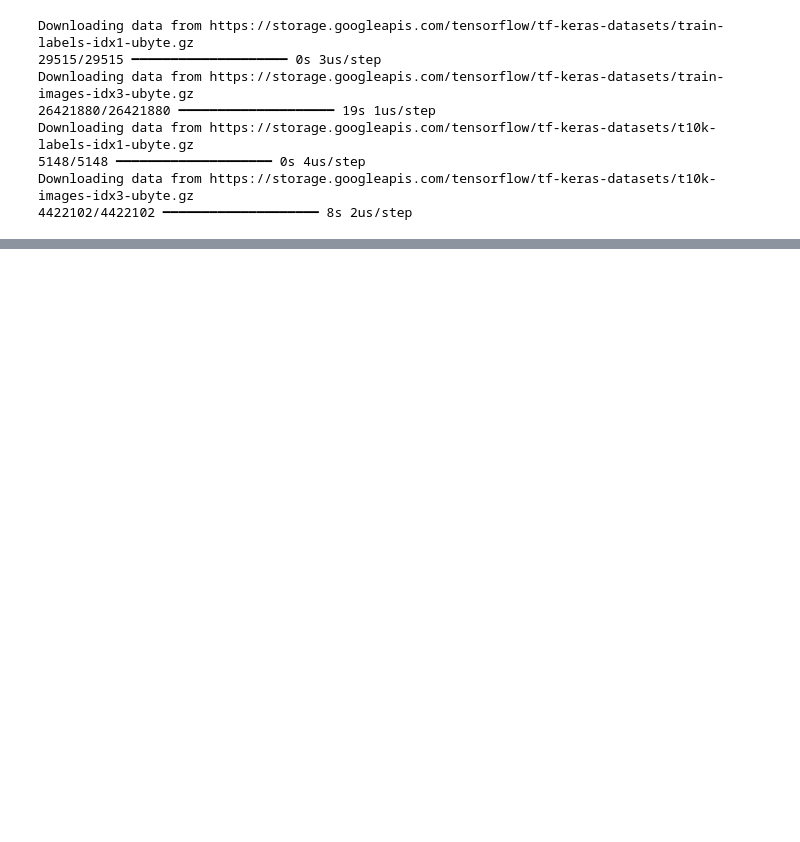
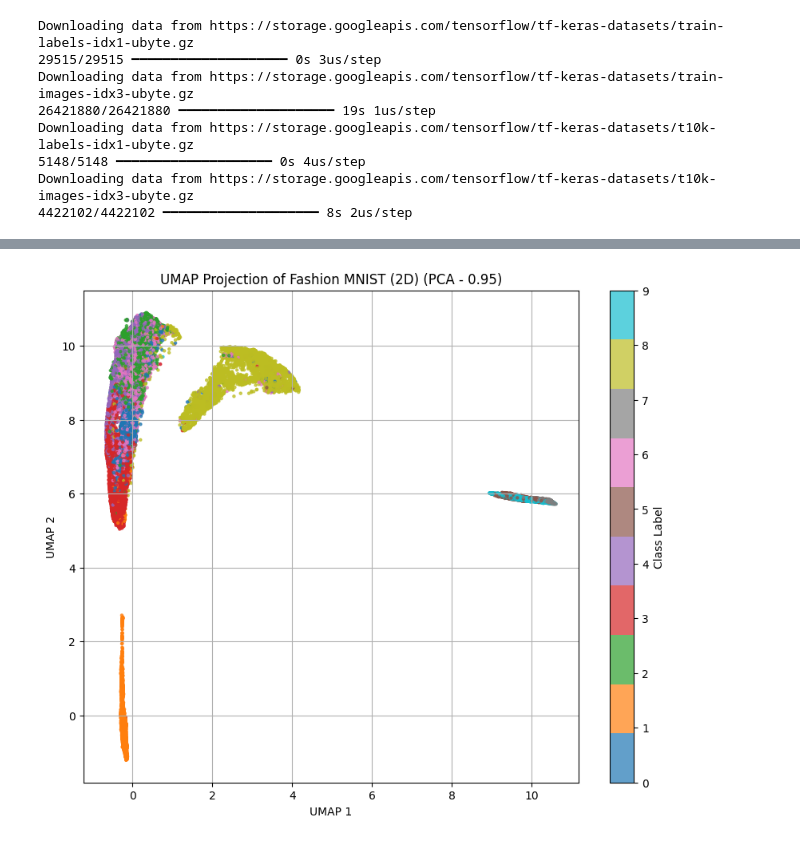
Before and after one commit to Wania-n/ML_Semester-Project_i222369_i222325, a Jupyter notebook: Data-Preprocessing.ipynb, the cells around one changed output, grey strips where cells are left out. Cells and saved outputs as stored; diff of their text form; code cells hidden in the pictures; blank space fills up the shorter version.

```diff
--- a/Data-Preprocessing.ipynb
+++ b/Data-Preprocessing.ipynb
@@ -46,0 +132,23 @@ x_test_flat = x_test.reshape(x_test.shape[0], -1)
+# %%
+# Applying UMAP on PCA data (0.95)
+import umap.umap_ as umap
+
+reducer = umap.UMAP(n_components=50, random_state=42)
+x_train_umap95 = reducer.fit_transform(x_train_pca95)
+x_val_umap95 = reducer.transform(x_val_pca95)
+x_test_umap95 = reducer.transform(x_test_pca95)
+# %%
+# Lets Visualize the UMAP propcessing on PCA 0.95 dataset
+plt.figure(figsize=(10, 8))
+scatter = plt.scatter(
+    x_train_umap95[:, 0], x_train_umap95[:, 1],
+    c=y_train, cmap='tab10', s=5, alpha=0.7
+)
+plt.colorbar(scatter, label="Class Label")
+plt.title("UMAP Projection of Fashion MNIST (2D) (PCA - 0.95)")
+plt.xlabel("UMAP 1")
+plt.ylabel("UMAP 2")
+plt.grid(True)
+plt.show()
+# %% [output]
+[figure, added]
```
Also changed, not shown: parts of 12 cells of this notebook.
